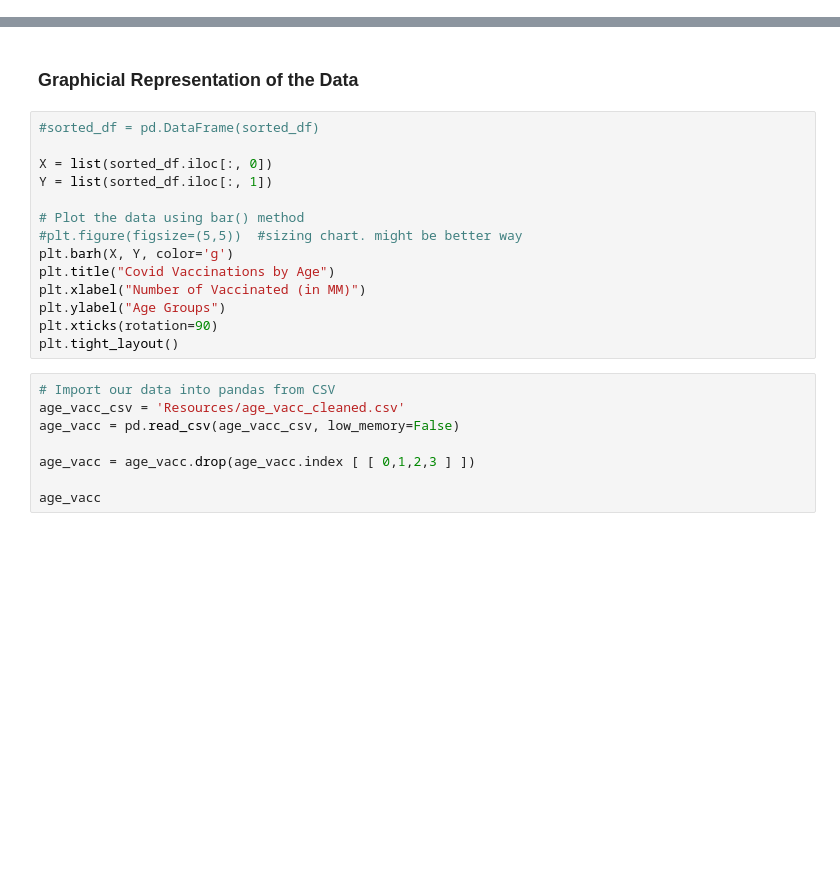
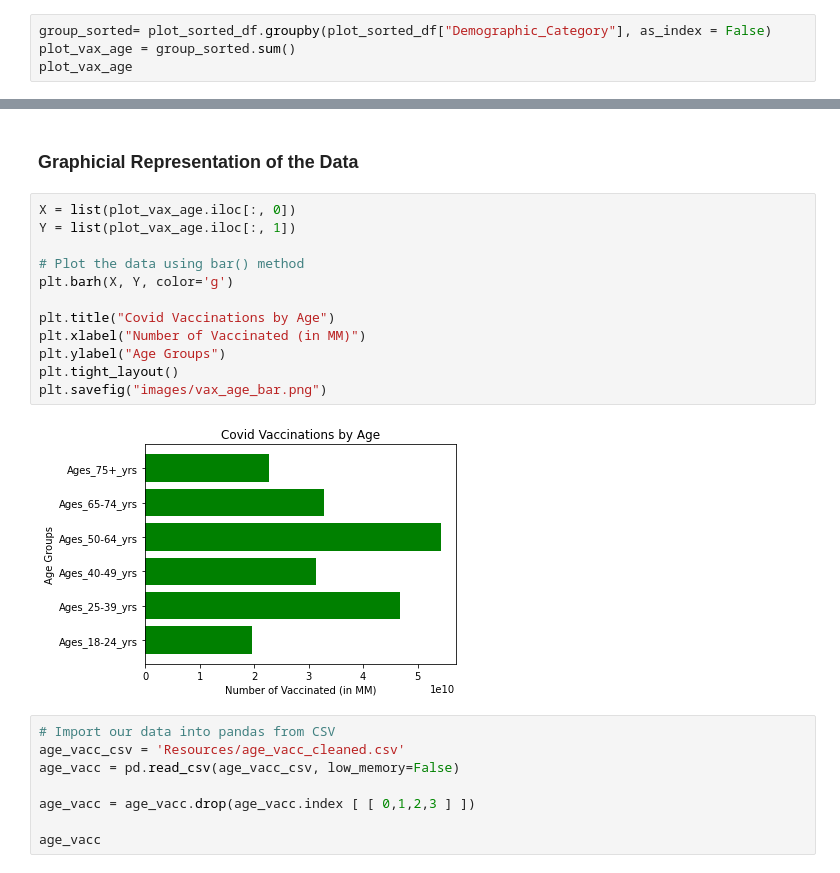
Before and after one commit to WayBurke/Project1-Group2, a Jupyter notebook: Project-1_COVID-19.ipynb, the cells around one changed output, grey strips where cells are left out. Drawn from its saved outputs; the diff is of its cells as text; blank space fills up the shorter version.

```diff
--- a/Project-1_COVID-19.ipynb
+++ b/Project-1_COVID-19.ipynb
@@ -460,0 +583,4 @@ pandas.core.frame.DataFrame
+# %%
+group_sorted= plot_sorted_df.groupby(plot_sorted_df["Demographic_Category"], as_index = False)
+plot_vax_age = group_sorted.sum()
+plot_vax_age
@@ -461,19 +595,19 @@ pandas.core.frame.DataFrame
 # %% [markdown]
 ### Graphicial Representation of the Data
 # %%
-#sorted_df = pd.DataFrame(sorted_df)
-
-X = list(sorted_df.iloc[:, 0])
-Y = list(sorted_df.iloc[:, 1])
+X = list(plot_vax_age.iloc[:, 0])
+Y = list(plot_vax_age.iloc[:, 1])
 
 # Plot the data using bar() method
-#plt.figure(figsize=(5,5))  #sizing chart. might be better way
 plt.barh(X, Y, color='g')
+
 plt.title("Covid Vaccinations by Age")
 plt.xlabel("Number of Vaccinated (in MM)")
 plt.ylabel("Age Groups")
-plt.xticks(rotation=90)
 plt.tight_layout()
+plt.savefig("images/vax_age_bar.png")
+# %% [output]
+[figure, added]
 # %%
 # Import our data into pandas from CSV
 age_vacc_csv = 'Resources/age_vacc_cleaned.csv'
```
Also changed, not shown: parts of 75 cells of this notebook, 36 other files.
